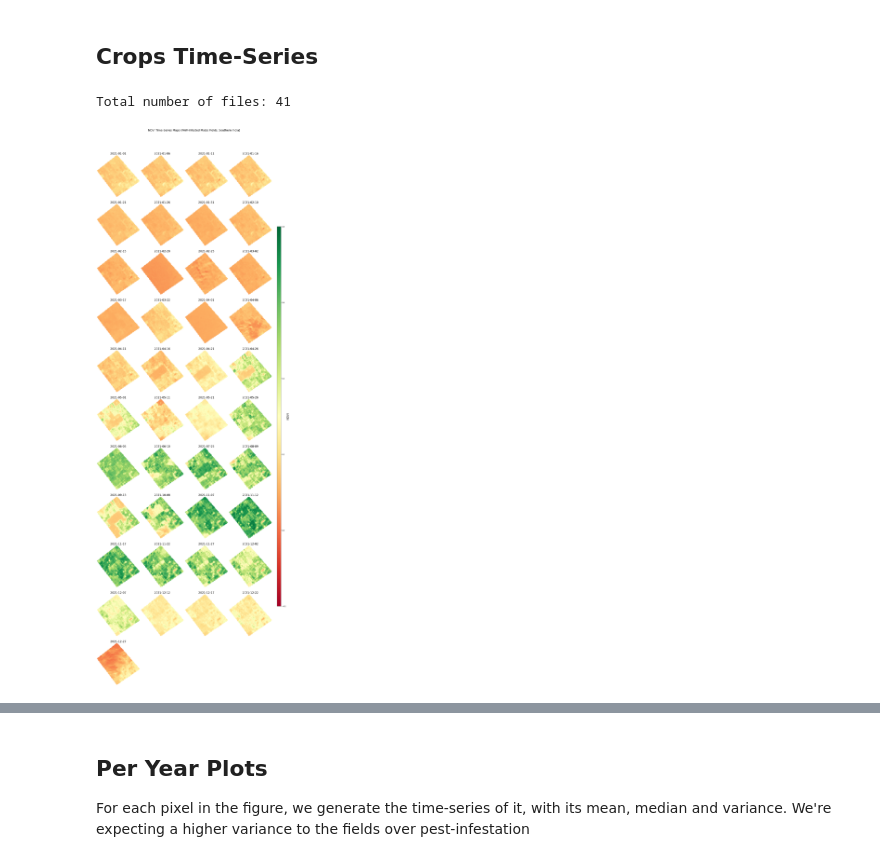
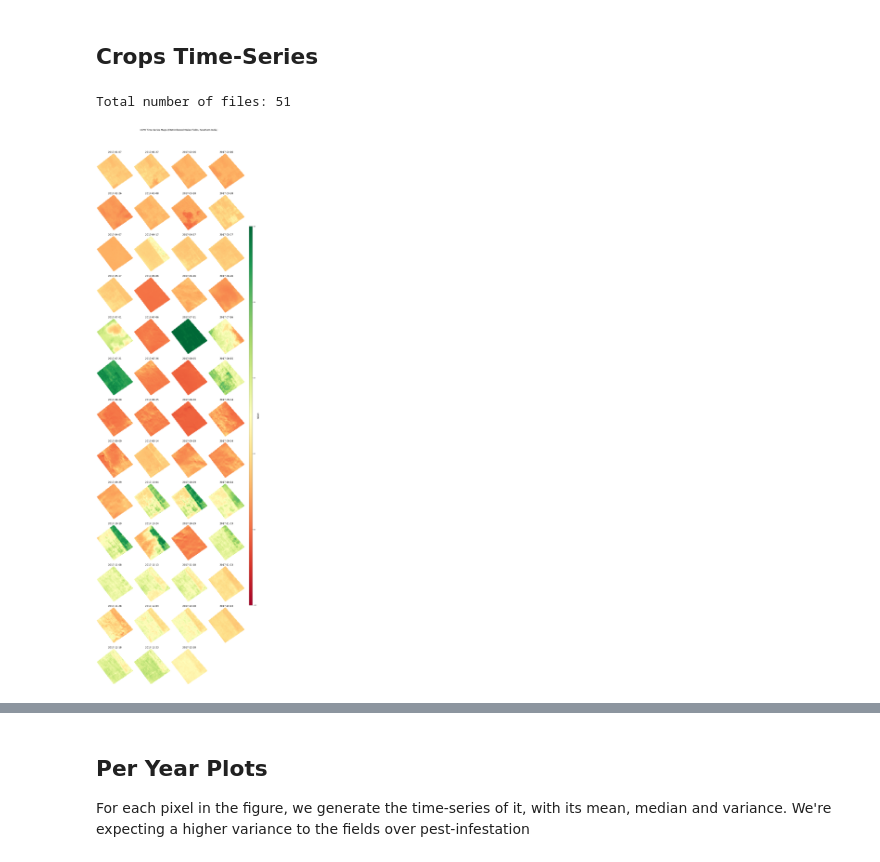
Before and after one commit to fekenzofugi/EarlyPest, a Jupyter notebook: src/ghana.ipynb, the cells around one changed output, grey strips where cells are left out. Drawn from its saved outputs; the diff is of its cells as text; code cells hidden in the pictures.

Commit message:
NEW images

```diff
--- a/src/ghana.ipynb
+++ b/src/ghana.ipynb
@@ -359,7 +359,7 @@ plt.show()
 # %% [markdown]
 ## Crops Time-Series
 # %%
-path = "datasets/2021_ghana_pest_time_series"
+path = "datasets/2017_ghana_pest_time_series"
 scale = 10000
 
 n_files, name_files = get_files_info(path)
@@ -409,33 +409,33 @@ for i, ax in enumerate(axes.flat):
         ax.set_title(
             dates[i].strftime("%Y-%m-%d"),
             fontsize=20,
             pad=6
         )
         ax.axis("off")
     else:
         ax.axis("off")
 
 cax = fig.add_axes([0.92, 0.15, 0.02, 0.7])
 
 cbar = fig.colorbar(im, cax=cax)
 cbar.set_label("NDVI", fontsize=20)
 cbar.ax.tick_params(labelsize=12)
 
 plt.suptitle(
     "NDVI Time-Series Maps (FAW-Infested Maize Fields, Southern India)",
     fontsize=20,
     y=1.03
 )
 
 plt.tight_layout(rect=[0, 0, 0.9, 1.0])
 
 # plt.savefig(
 #     "figures/india_ndvi_time_series_maps.png",
 #     dpi=300,
 #     bbox_inches="tight"
 # )
 plt.show()
 # %% [output]
-Total number of files: 41
+Total number of files: 51
-[figure, old version]
+[figure, new version]
 # %%
```
Also changed, not shown: parts of 2 cells of this notebook, 9 other files.
